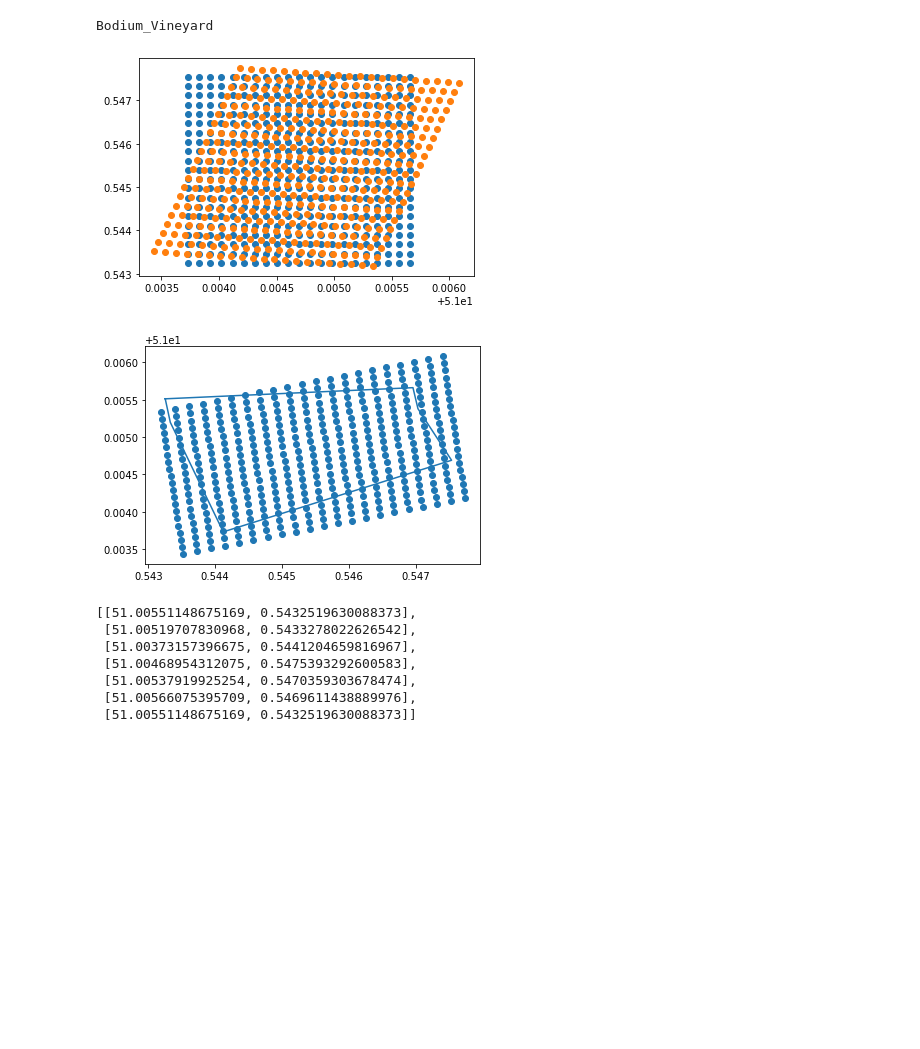
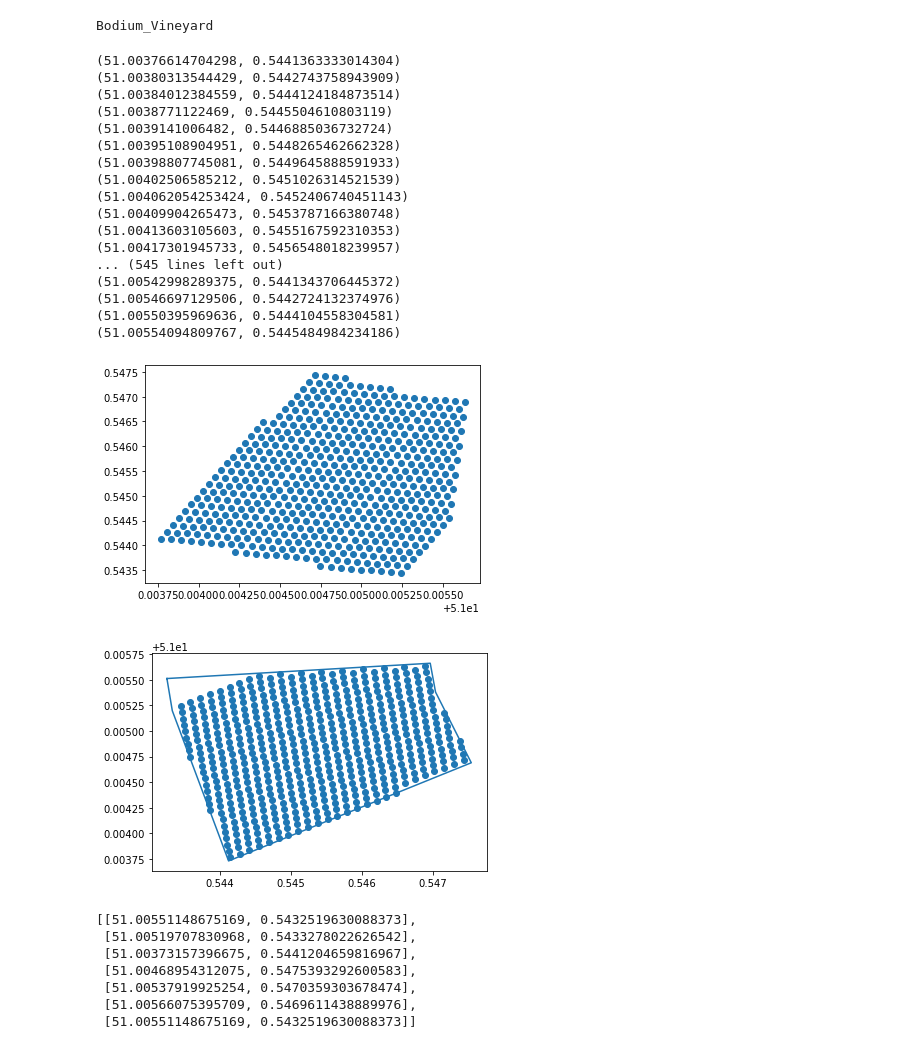
Before and after one commit to Wattersto08/GreenTouch_Viewer, a Jupyter notebook: sensor_point_calcs.ipynb, the cells around one changed output. Drawn from its saved outputs; the diff is of its cells as text; code cells hidden in the pictures; blank space fills up the shorter version.

Commit message:
added sensor matrix calculations

```diff
--- a/sensor_point_calcs.ipynb
+++ b/sensor_point_calcs.ipynb
@@ -21,9 +22,9 @@ filename = 'GoogleEarth_KML/Bodium_Vineyard.kml'
 
 name,lookat, features = kml.parse_KML(filename)
 
-features[0].crop_bearing= 10
-features[0].matrix_res = 20
 
+
+feature = features[0]
 print(name)
 # %% [output]
 Bodium_Vineyard
@@ -73,39 +39,45 @@ m,mr = calc_matrix(features[0])
+# %%
+
+
+mr =  mm.get_matrix(feature.coords,feature.limits,feature.matrix_res,feature.midpoint,feature.crop_bearing)
 # %%
 import matplotlib.pyplot as plt
 import numpy as np
 
-#day one, the age and speed of 13 cars:
-
-x = []
-y = []
-for p in m:
-    x.append(p[0])
-    y.append(p[1])
-
-
-x = np.array(x)
-y = np.array(y)
-plt.scatter(x, y)
-
 x = []
 y = []
 for p in mr:
+
     x.append(p[0])
     y.append(p[1])
+    print(p)
 
 
 xr = np.array(x)
 yr = np.array(y)
 plt.scatter(x, y)
 
-#day two, the age and speed of 15 cars:
-#x = np.array([2,2,8,1,15,8,12,9,7,3,11,4,7,14,12])
-#y = np.array([100,105,84,105,90,99,90,95,94,100,79,112,91,80,85])
-#plt.scatter(x, y)
 
 plt.show()
 # %% [output]
+(51.00376614704298, 0.5441363333014304)
+(51.00380313544429, 0.5442743758943909)
+(51.00384012384559, 0.5444124184873514)
+(51.0038771122469, 0.5445504610803119)
+(51.0039141006482, 0.5446885036732724)
+(51.00395108904951, 0.5448265462662328)
+(51.00398807745081, 0.5449645888591933)
+(51.00402506585212, 0.5451026314521539)
+(51.004062054253424, 0.5452406740451143)
+(51.00409904265473, 0.5453787166380748)
+(51.00413603105603, 0.5455167592310353)
+(51.00417301945733, 0.5456548018239957)
+... (545 lines left out)
+(51.00542998289375, 0.5441343706445372)
+(51.00546697129506, 0.5442724132374976)
+(51.00550395969636, 0.5444104558304581)
+(51.00554094809767, 0.5445484984234186)
-[figure, old version]
+[figure, new version]
 # %%
 
 testcoords = features[0].coords
@@ -126,7 +98,7 @@ plt.plot(poly_x,poly_y)
 plt.scatter(yr, xr)
 plt.show()
 # %% [output]
-[figure, old version]
+[figure, new version]
 # %%
 testcoords
 # %% [output]
```
Also changed, not shown: parts of 17 cells of this notebook, 5 other files.
